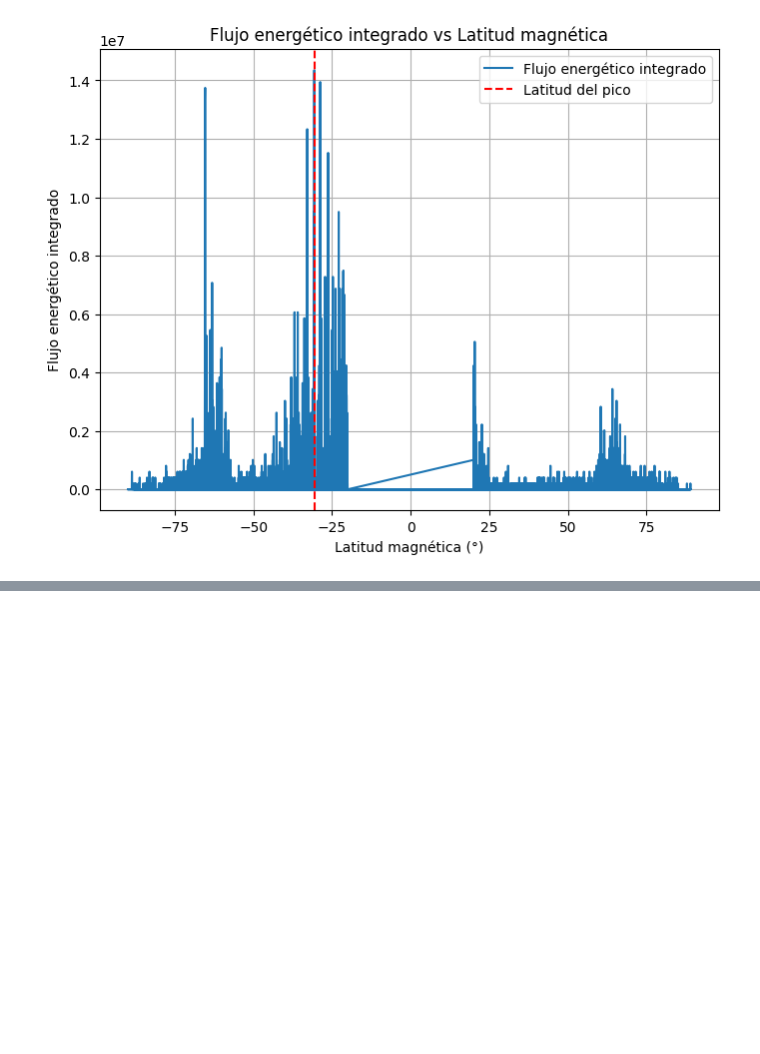
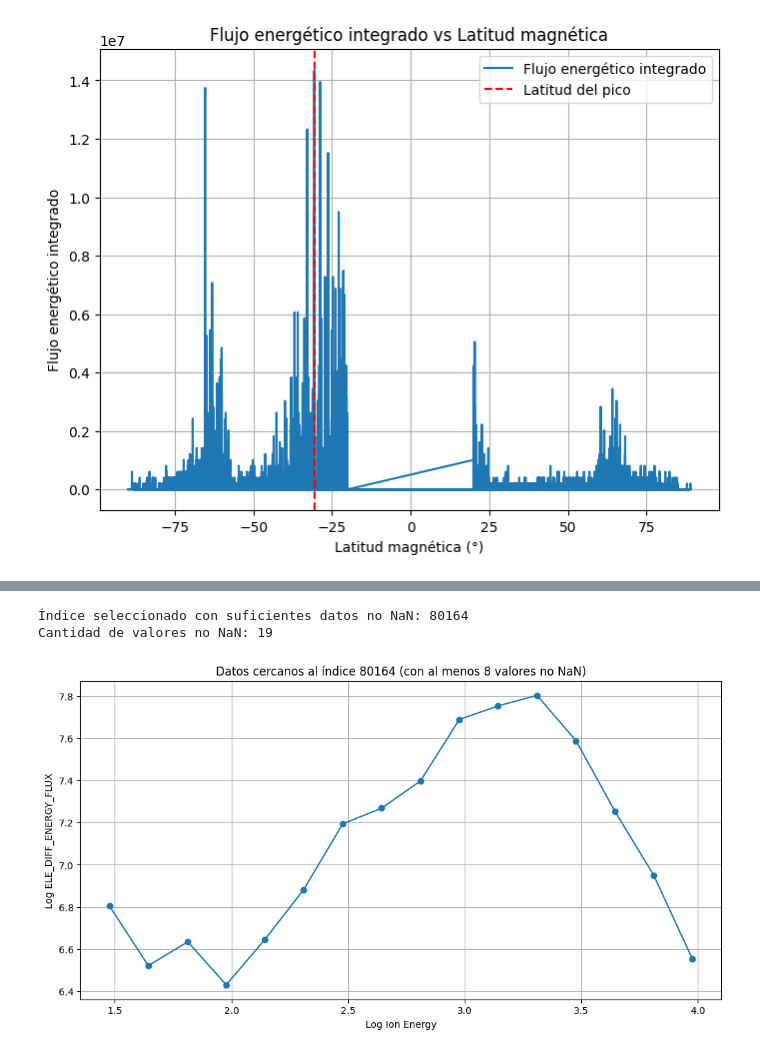
Before and after one commit to BenjaminEdwardsUsach/Proyecto_OvationPyme, a Jupyter notebook: Test03.ipynb, the cells around one changed output, grey strips where cells are left out. Cells and saved outputs as stored; diff of their text form; code cells hidden in the pictures; blank space fills up the shorter version.

```diff
--- a/Test03.ipynb
+++ b/Test03.ipynb
@@ -36,11 +36,15 @@ programa o archivo por lotes ejecutable.
 archivo = cdflib.CDF('dmsp-f16_ssjs_precipitating-electrons-ions_20130531000000_20130531230000_cdaweb.cdf')
 info = archivo.cdf_info()
 
-print(info)
 tiempo = archivo.varget('Epoch')
 total_i_flux = archivo.varget('ION_TOTAL_ENERGY_FLUX')
+ION_AVG_ENERGY = archivo.varget('ION_AVG_ENERGY')
+ELE_DIFF_ENERGY_FLUX = archivo.varget('ELE_DIFF_ENERGY_FLUX')
+CHANNEL_ENERGIES = archivo.varget('CHANNEL_ENERGIES')
+ION_DIFF_ENERGY_FLUX = archivo.varget('ION_DIFF_ENERGY_FLUX')
 log_i_flux = [math.log10(elem) if elem > 0 else float('nan') for elem in total_i_flux]
 variables = info.zVariables
+#print(tiempo)
 # Mostrar las unidades de cada variable
 print("Unidades de las variables en el archivo CDF:")
 for var in variables:
@@ -67,9 +71,9 @@ for elem in total_i_flux:
 tiempo_final = cdflib.cdfepoch.to_datetime(tiempo)
 max_flux = max(total_i_flux)
 max_idx = total_i_flux.tolist().index(max_flux)
-print("Flujo máximo:", max_flux)
-print("Índice del flujo máximo:", max_idx)
-print("Tiempo correspondiente:", tiempo_final[max_idx])
+#print("Flujo máximo:", max_flux)
+#print("Índice del flujo máximo:", max_idx)
+#print("Tiempo correspondiente:", tiempo_final[max_idx])
 
 
 # Gráfico con mejoras
@@ -82,4 +86,9 @@ plt.title('Ion total flux vs Tiempo (log scale)')
 plt.legend()
 plt.grid(True)
 plt.show()
+contador =0
+for elem in ION_AVG_ENERGY:
+    contador += 1
+
+print(contador)
 # %% [output]
@@ -340,0 +414,42 @@ Latitud magnética correspondiente: 24.71°
+# %%
+log_ion_energy = [math.log10(flujo) if flujo > 0 else np.nan for flujo in ion_energy]
+# Configurar el rango de búsqueda alrededor del índice del flujo máximo
+rango_busqueda = range(max(0, buscado - 50), min(len(ELE_DIFF_ENERGY_FLUX), buscado + 50))
+
+# Variables para almacenar el índice con suficientes datos no NaN
+indice_seleccionado = None
+cantidad_minima_no_nan = 8  # Número mínimo de valores válidos requeridos
+
+# Iterar sobre los índices en el rango de búsqueda
+for indice in rango_busqueda:
+    datos_actuales = ELE_DIFF_ENERGY_FLUX[indice]  # Lista de datos en este índice
+    no_nan_count = np.sum(~np.isnan(datos_actuales))  # Contar valores no NaN
+
+    if no_nan_count >= cantidad_minima_no_nan:
+        indice_seleccionado = indice
+        break  # Salir del bucle una vez encontrado un índice válido
+
+# Validar si se encontró un índice con suficientes valores no NaN
+if indice_seleccionado is not None:
+    print(f"Índice seleccionado con suficientes datos no NaN: {indice_seleccionado}")
+    print(f"Cantidad de valores no NaN: {np.sum(~np.isnan(ELE_DIFF_ENERGY_FLUX[indice_seleccionado]))}")
+
+    # Calcular el log10 de los datos seleccionados
+    log_ELE_DIFF_ENERGY_FLUX = [
+        math.log10(flujo) if flujo > 0 else np.nan for flujo in ELE_DIFF_ENERGY_FLUX[indice_seleccionado]
+    ]
+
+    # Graficar
+    plt.figure(figsize=(12, 6))
+    plt.plot(log_ion_energy, log_ELE_DIFF_ENERGY_FLUX, linestyle='-', marker='o')
+    plt.xlabel('Log Ion Energy')
+    plt.ylabel('Log ELE_DIFF_ENERGY_FLUX')
+    plt.title(f'Datos cercanos al índice {indice_seleccionado} (con al menos {cantidad_minima_no_nan} valores no NaN)')
+    plt.grid()
+    plt.show()
+else:
+    print("No se encontró un índice con suficientes valores no NaN en el rango.")
+# %% [output]
+Índice seleccionado con suficientes datos no NaN: 80164
+Cantidad de valores no NaN: 19
+[figure, added]
```
Also changed, not shown: parts of 5 cells of this notebook.
